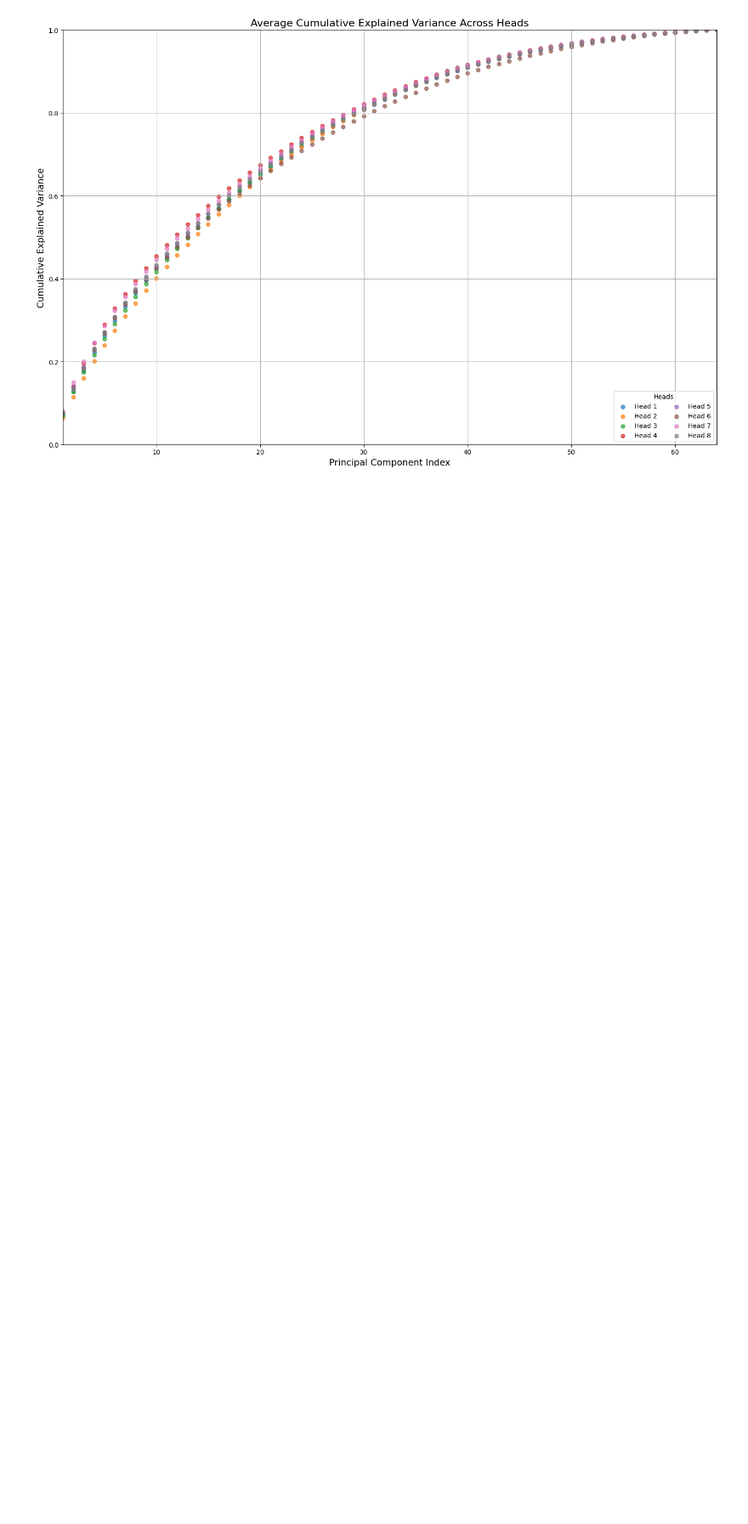
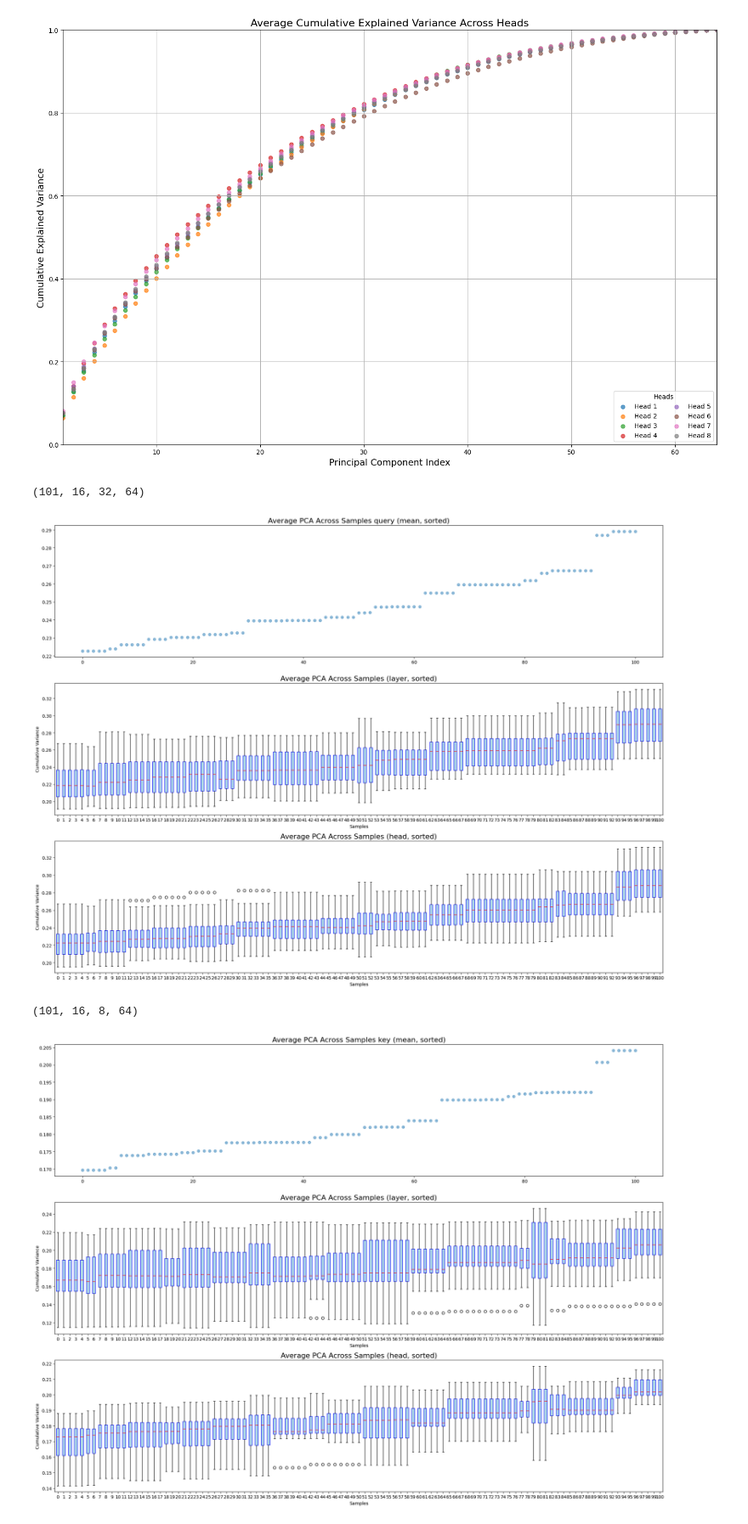
Before and after one commit to WaichungLing/kvhash, a Jupyter notebook: notebooks/pca_analysis.ipynb, the cells around one changed output. Shown at 85% size. Drawn from its saved outputs; the diff is of its cells as text; code cells hidden in the pictures; blank space fills up the shorter version.

```diff
--- a/notebooks/pca_analysis.ipynb
+++ b/notebooks/pca_analysis.ipynb
@@ -1,6 +1,7 @@
 # %%
 import numpy as np
 # %%
-file_path = "pca_data/key_pca.txt"
-data = np.loadtxt(file_path)
-data.shape
+kfile_path = "pca_data/key_pca.txt"
+qfile_path = "pca_data/query_pca.txt"
+kdata = np.loadtxt(kfile_path)
+qdata = np.loadtxt(qfile_path)
@@ -9,9 +8,10 @@ data.shape
 # %%
-pca = data.reshape((101, 16, 8, 64))   # query (101, 16, 32, 64) ; key (101, 16, 8, 64)
-n_sample, n_layer, n_head, n_dim = pca.shape
+kpca = kdata.reshape((101, 16, 8, 64))   # query (101, 16, 32, 64) ; key (101, 16, 8, 64)
+qpca = qdata.reshape((101, 16, 32, 64))
 # %%
 import matplotlib.pyplot as plt
-
+pca = kpca
+n_sample, n_layer, n_head, n_dim = pca.shape
 # Step 1: Compute cumulative explained variance for each head in each layer
 cumulative_variance = np.cumsum(pca.mean(axis=0), axis=-1)  # Shape: (16, 32, 64)
 
@@ -122,0 +177,8 @@ plt.show()
+# %%
+pca_sample(qpca, "query")
+pca_sample(kpca, "key")
+# %% [output]
+(101, 16, 32, 64)
+[figure, added]
+(101, 16, 8, 64)
+[figure, added]
```
Also changed, not shown: parts of 2 cells of this notebook.
